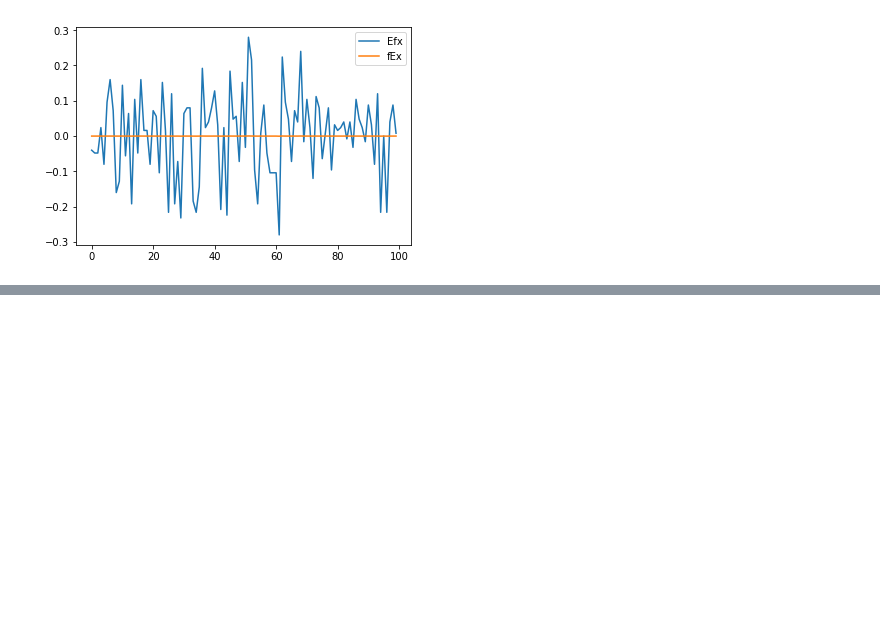
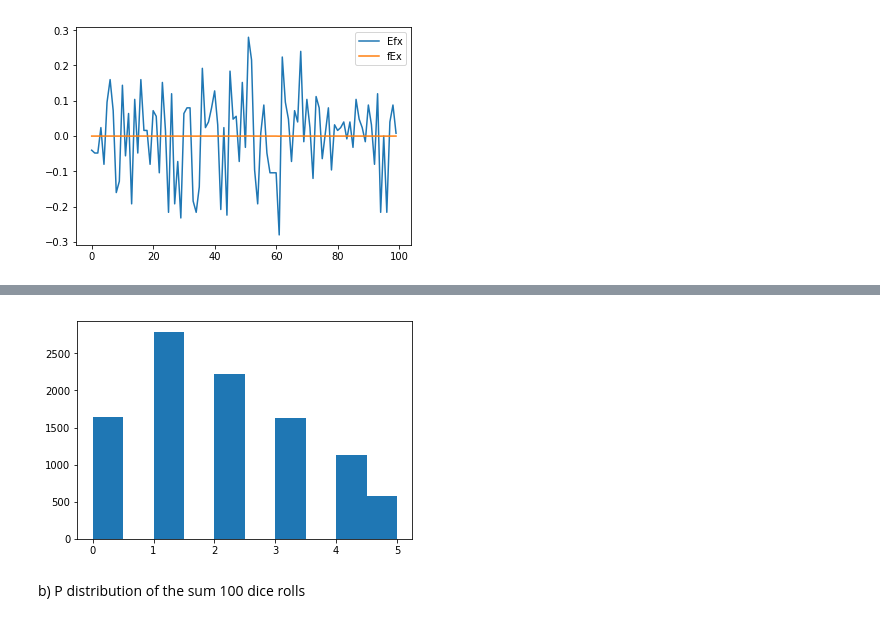
Before and after one commit to Aturt2/mckay, a Jupyter notebook: Chapter2.ipynb, the cells around one changed output, grey strips where cells are left out. Saved outputs shown, nothing was run; the diff lists cells and outputs as text; code cells hidden in the pictures; blank space fills up the shorter version.

```diff
--- a/Chapter2.ipynb
+++ b/Chapter2.ipynb
@@ -244,0 +280,9 @@ plt.legend(["Efx", "fEx"])
+# %%
+trials_a_dif = [abs(dice_roll() - dice_roll()) for i in range(10000)]
+# %%
+plt.hist(trials_a_dif, width=0.5)
+plt.show()
+# %% [output]
+[figure, added]
+# %% [markdown]
+b) P distribution of the sum 100 dice rolls
```
Also changed, not shown: parts of 24 cells of this notebook, 1 other file.
